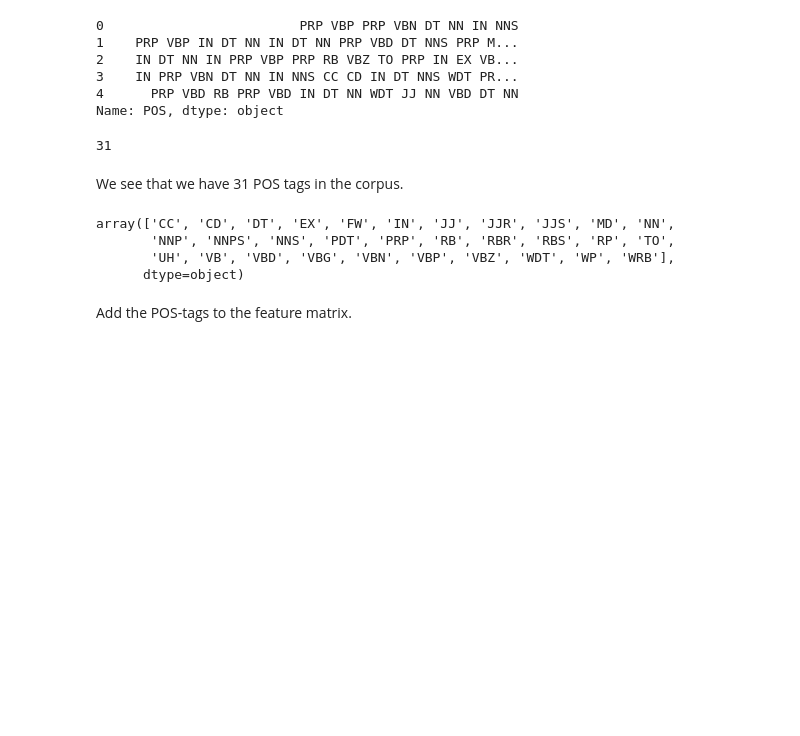
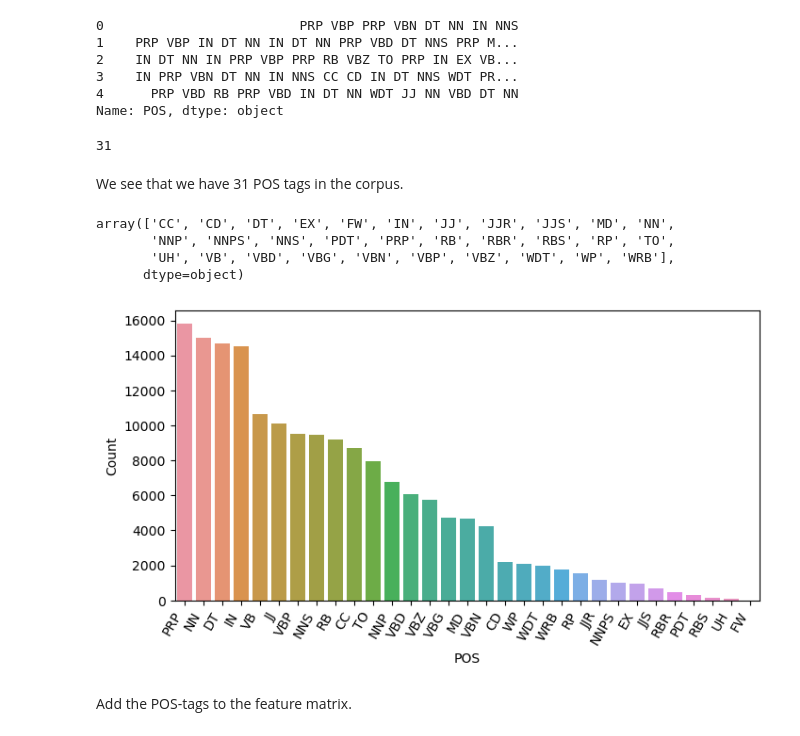
Before and after one commit to SigneK42/fact_check_worthy_claim, a Jupyter notebook: notebooks/feature_generation.ipynb, the cells around one changed output. Drawn from its saved outputs; the diff is of its cells as text; code cells hidden in the pictures; blank space fills up the shorter version.

```diff
--- a/notebooks/feature_generation.ipynb
+++ b/notebooks/feature_generation.ipynb
@@ -205,6 +265,8 @@ train_tfid, test_tfid, vocabulary = tfid(
 len(vocabulary)
 # %% [output]
 31
+# %%
+vocab_count = train_tfid.astype(bool).sum(axis=0).tolist()[0]
 # %% [markdown]
 We see that we have 31 POS tags in the corpus.
 # %%
@@ -215,6 +277,16 @@ array(['CC', 'CD', 'DT', 'EX', 'FW', 'IN', 'JJ', 'JJR', 'JJS', 'MD', 'NN',
        'NNP', 'NNPS', 'NNS', 'PDT', 'PRP', 'RB', 'RBR', 'RBS', 'RP', 'TO',
        'UH', 'VB', 'VBD', 'VBG', 'VBN', 'VBP', 'VBZ', 'WDT', 'WP', 'WRB'],
       dtype=object)
+# %%
+df_pos_plot = pd.DataFrame({'POS': vocabulary, 'Count': vocab_count})
+# %%
+fig = plt.figure(figsize=(8, 4))
+sns.barplot(data=df_pos_plot, x='POS', y='Count', order=df_pos_plot.sort_values('Count', ascending=False)['POS'])
+plt.xticks(rotation=60, ha='right')
+plt.ylabel('Count')
+plt.show()
+# %% [output]
+[figure, added]
 # %% [markdown]
 Add the POS-tags to the feature matrix.
 # %%
```
Also changed, not shown: parts of 34 cells of this notebook, 1 other file.
